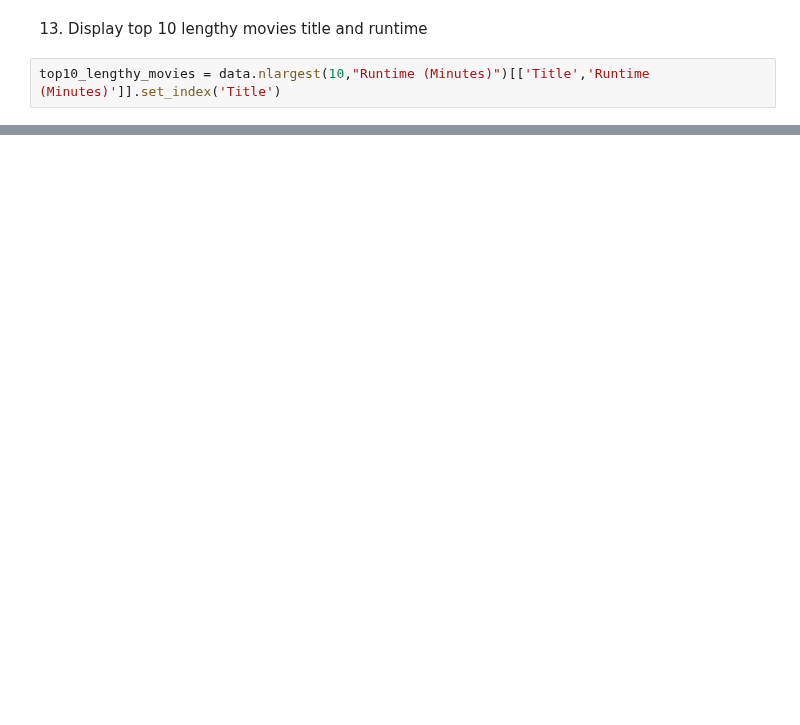
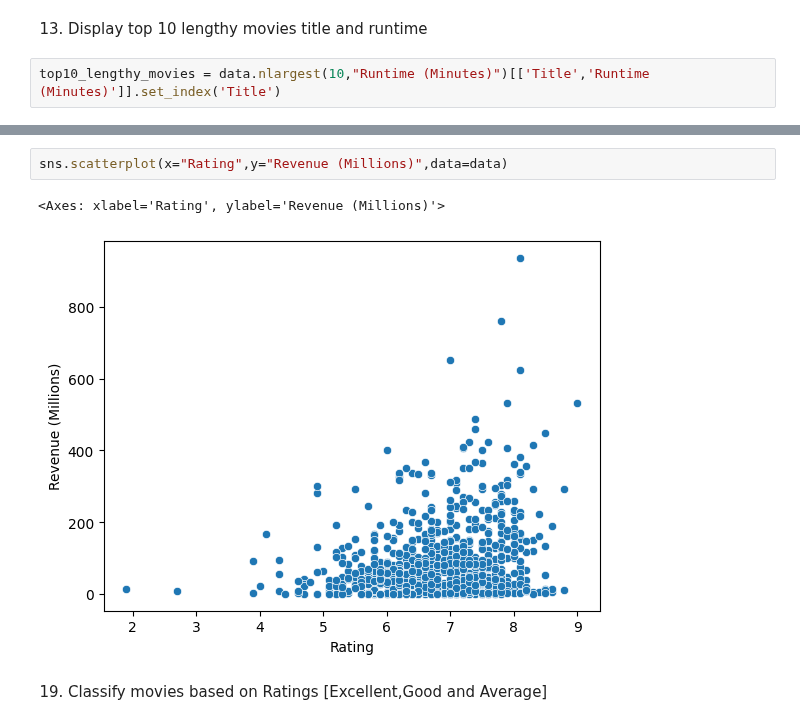
Before and after one commit to Sameer1295/IMDB-Data-analysis-using-Python, a Jupyter notebook: imdb-dashboard.ipynb, the cells around one changed output, grey strips where cells are left out. Drawn from its saved outputs; the diff is of its cells as text; blank space fills up the shorter version.

```diff
--- a/imdb-dashboard.ipynb
+++ b/imdb-dashboard.ipynb
@@ -301,0 +213,7 @@ sns.barplot(x='Runtime (Minutes)',y='Title',data=top10_lengthy_movies)
+# %%
+sns.scatterplot(x="Rating",y="Revenue (Millions)",data=data)
+# %% [output]
+<Axes: xlabel='Rating', ylabel='Revenue (Millions)'>
+[figure, added]
+# %% [markdown]
+19. Classify movies based on Ratings [Excellent,Good and Average]
```
Also changed, not shown: parts of 52 cells of this notebook.
